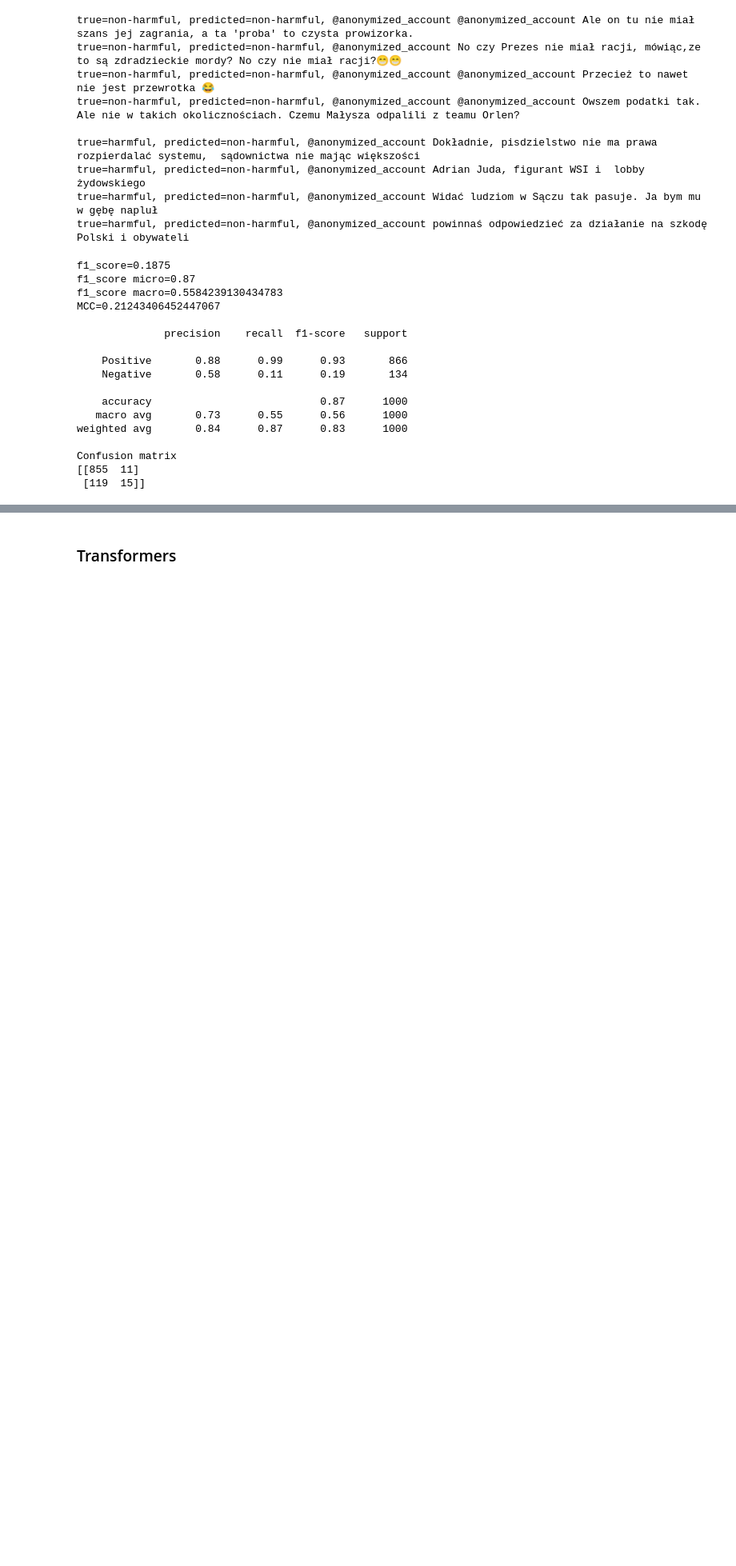
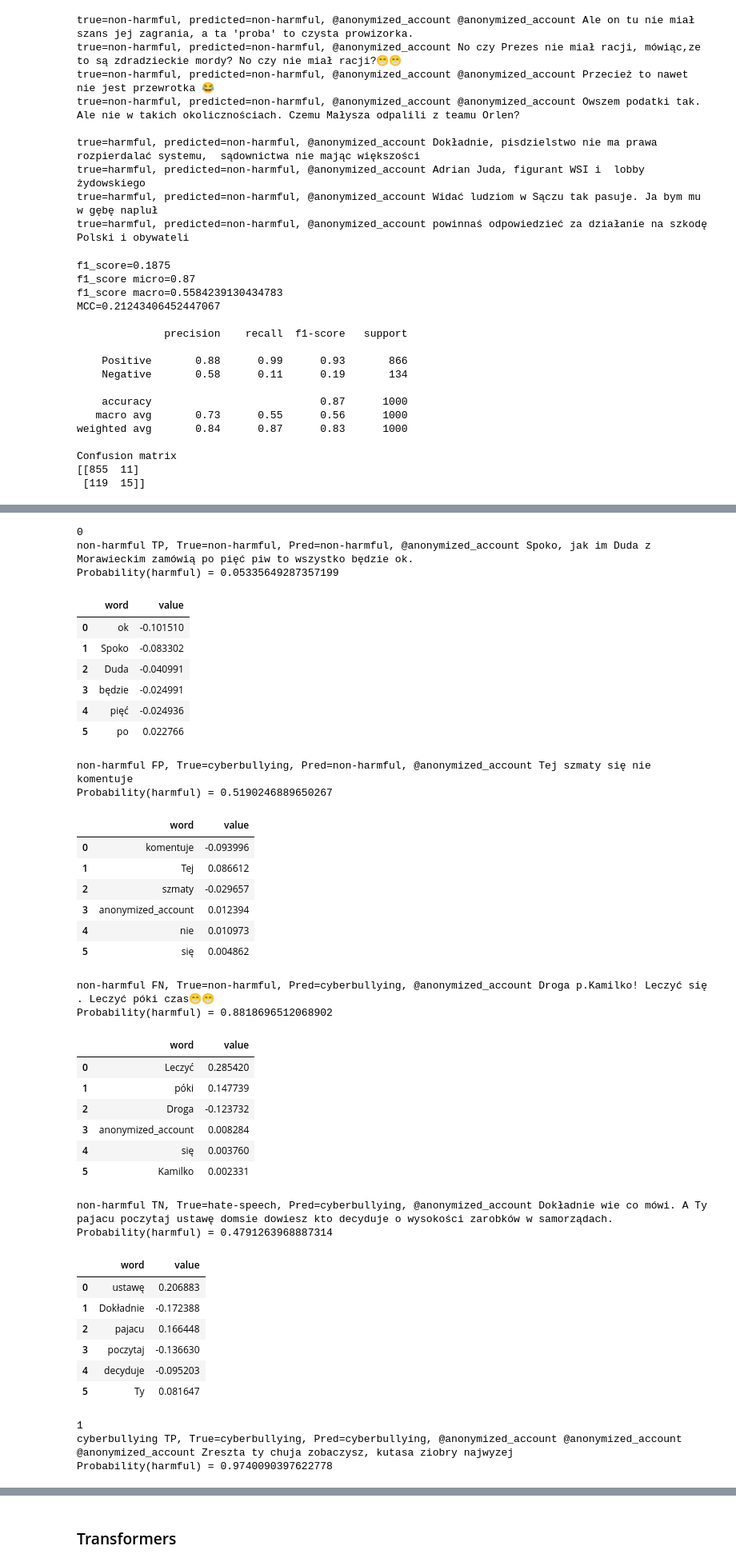
Before and after one commit to sgrzegorz/natural-language-processing, a Jupyter notebook: 07_text_classification_cyberbulling/cyberbulling.ipynb, the cells around one changed output, grey strips where cells are left out. Shown at 80% size. Cells and saved outputs as stored; diff of their text form; code cells hidden in the pictures; blank space fills up the shorter version.

```diff
--- a/07_text_classification_cyberbulling/cyberbulling.ipynb
+++ b/07_text_classification_cyberbulling/cyberbulling.ipynb
@@ -381,0 +551,43 @@ Probability(harmful) = 0.4766271084155878
+# %%
+lime_explain_confusion_matrix_3(test_y,y_pred)
+# %% [output]
+0
+non-harmful TP, True=non-harmful, Pred=non-harmful, @anonymized_account Spoko, jak im Duda z Morawieckim zamówią po pięć piw to wszystko będzie ok.
+Probability(harmful) = 0.05335649287357199
+|  | word | value |
+| 0 | ok | -0.101510 |
+| 1 | Spoko | -0.083302 |
+| 2 | Duda | -0.040991 |
+| 3 | będzie | -0.024991 |
+| 4 | pięć | -0.024936 |
+| 5 | po | 0.022766 |
+non-harmful FP, True=cyberbullying, Pred=non-harmful, @anonymized_account Tej szmaty się nie komentuje
+Probability(harmful) = 0.5190246889650267
+|  | word | value |
+| 0 | komentuje | -0.093996 |
+| 1 | Tej | 0.086612 |
+| 2 | szmaty | -0.029657 |
+| 3 | anonymized_account | 0.012394 |
+| 4 | nie | 0.010973 |
+| 5 | się | 0.004862 |
+non-harmful FN, True=non-harmful, Pred=cyberbullying, @anonymized_account Droga p.Kamilko! Leczyć się . Leczyć póki czas😁😁
+Probability(harmful) = 0.8818696512068902
+|  | word | value |
+| 0 | Leczyć | 0.285420 |
+| 1 | póki | 0.147739 |
+| 2 | Droga | -0.123732 |
+| 3 | anonymized_account | 0.008284 |
+| 4 | się | 0.003760 |
+| 5 | Kamilko | 0.002331 |
+non-harmful TN, True=hate-speech, Pred=cyberbullying, @anonymized_account Dokładnie wie co mówi. A Ty pajacu poczytaj ustawę domsie dowiesz kto decyduje o wysokości zarobków w samorządach.
+Probability(harmful) = 0.4791263968887314
+|  | word | value |
+| 0 | ustawę | 0.206883 |
+| 1 | Dokładnie | -0.172388 |
+| 2 | pajacu | 0.166448 |
+| 3 | poczytaj | -0.136630 |
+| 4 | decyduje | -0.095203 |
+| 5 | Ty | 0.081647 |
+1
+cyberbullying TP, True=cyberbullying, Pred=cyberbullying, @anonymized_account @anonymized_account @anonymized_account Zreszta ty chuja zobaczysz, kutasa ziobry najwyzej
+Probability(harmful) = 0.9740090397622778
```
Also changed, not shown: parts of 33 cells of this notebook.
